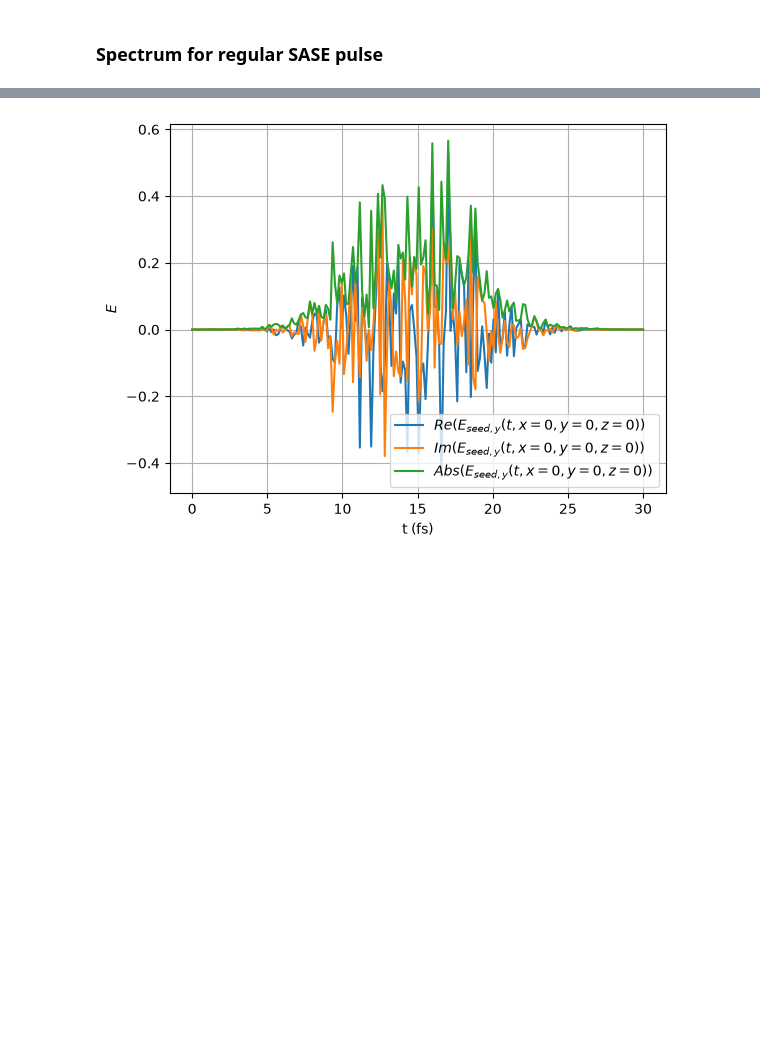
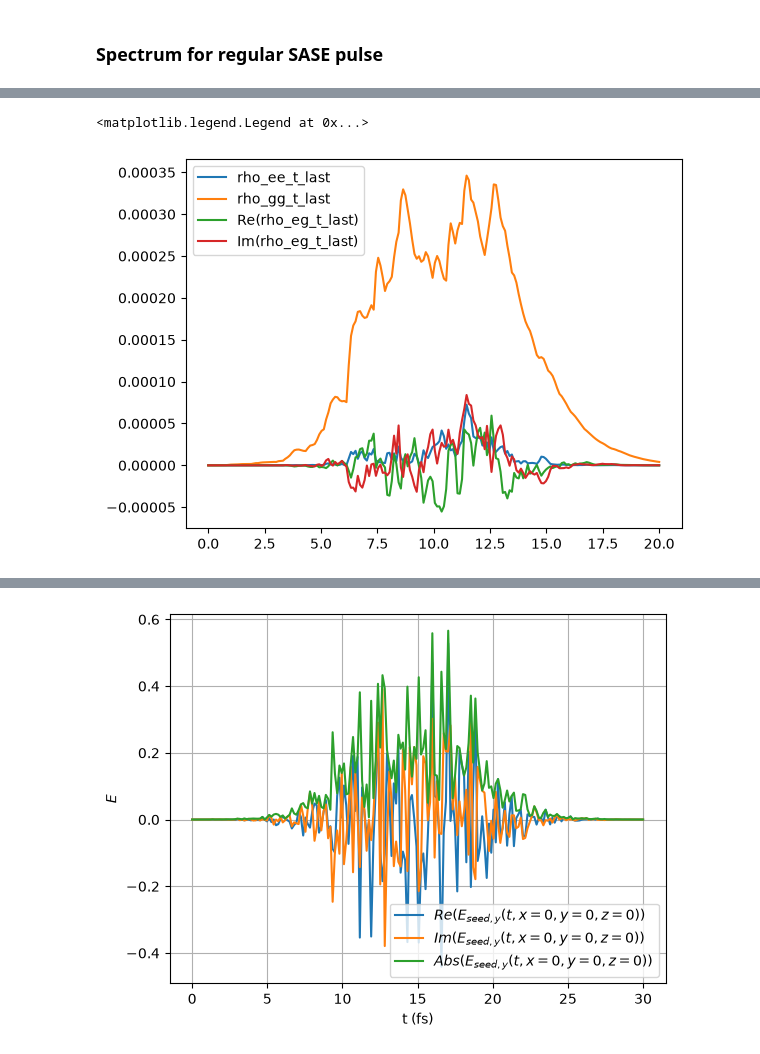
Before and after one commit to P4GAN/Cu-RSA-XFEL-Simulation, a Jupyter notebook: notebooks/monochromator.ipynb, the cells around one changed output, grey strips where cells are left out. Drawn from its saved outputs; the diff is of its cells as text; code cells hidden in the pictures; blank space fills up the shorter version.

```diff
--- a/notebooks/monochromator.ipynb
+++ b/notebooks/monochromator.ipynb
@@ -30,0 +72,9 @@ ypad = 64
+# %%
+plt.plot(t_axis, rho_ee_t_last, label='rho_ee_t_last')
+plt.plot(t_axis, rho_gg_t_last, label='rho_gg_t_last')
+plt.plot(t_axis, np.real(rho_eg_t_last), label='Re(rho_eg_t_last)')
+plt.plot(t_axis, np.imag(rho_eg_t_last), label='Im(rho_eg_t_last)')
+plt.legend()
+# %% [output]
+<matplotlib.legend.Legend at 0x...>
+[figure, added]
```
Also changed, not shown: parts of 7 cells of this notebook, 15 other files.
